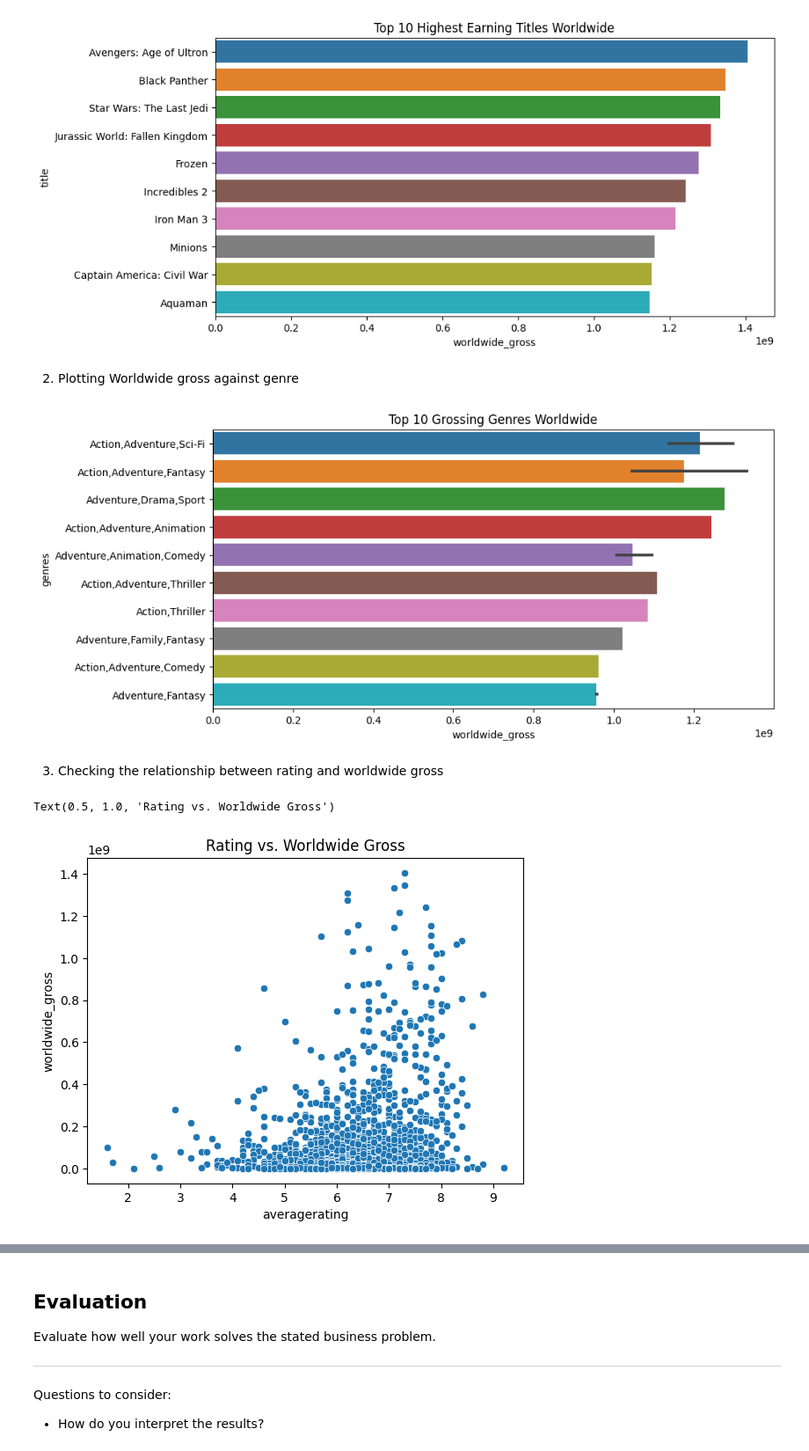
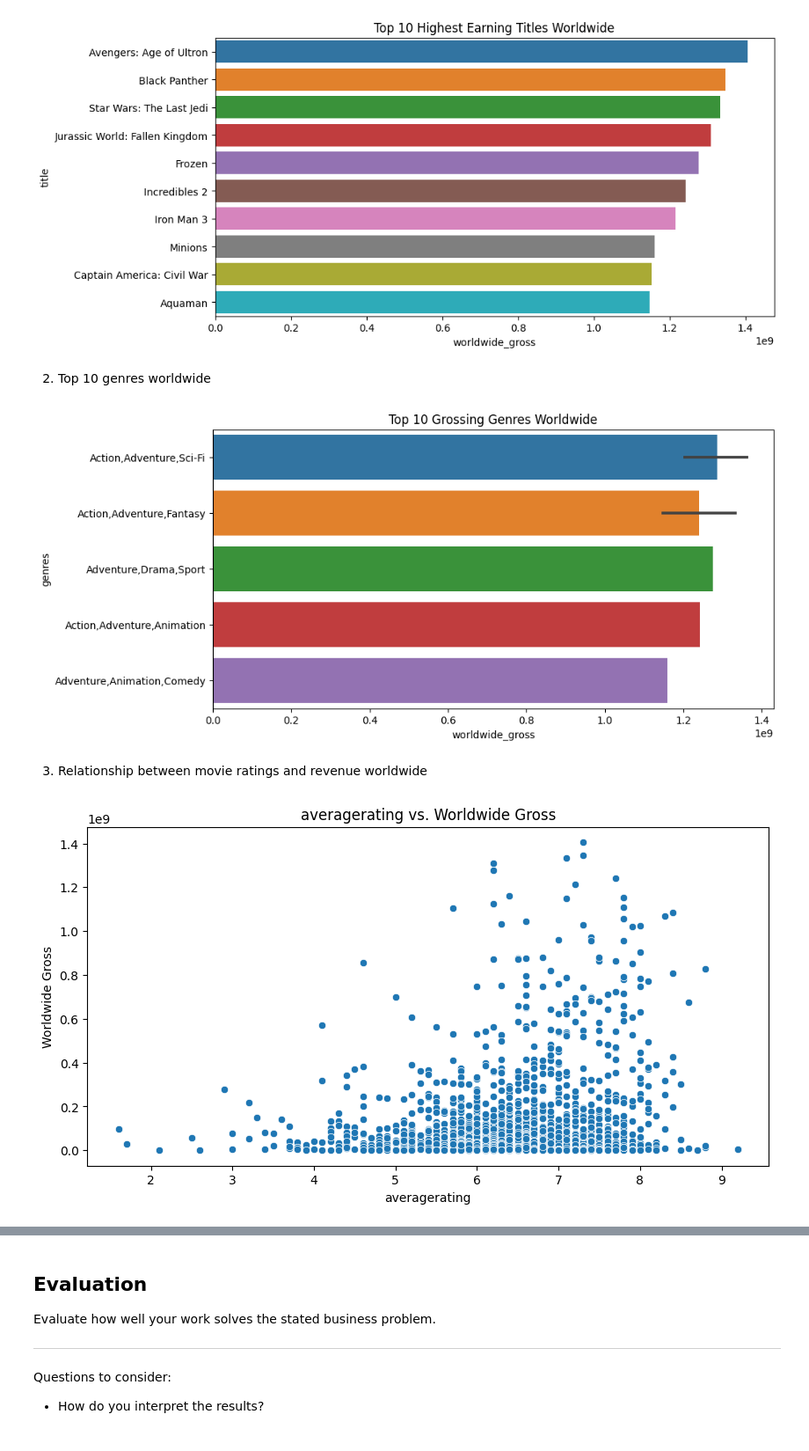
Before and after one commit to retiredboy/Microsoft-Studio-Box-Office-Analysis, a Jupyter notebook: dsc-phase1-project-template.ipynb, the cells around one changed output, grey strips where cells are left out. Shown: that part at 88% size. Saved outputs shown, nothing was run; the diff lists cells and outputs as text; code cells hidden in the pictures.

Commit message:
made changes to my dataframes and plotted figures for rotten tomatoes

```diff
--- a/dsc-phase1-project-template.ipynb
+++ b/dsc-phase1-project-template.ipynb
@@ -466,11 +468,0 @@ This is helpful because it allows us to see what has the greatest effects  on mo
-# %%
-# Convert 'domestic_gross' and 'foreign_gross' columns to numeric data type
-new_df_unique['domestic_gross'] = pd.to_numeric(new_df_unique['domestic_gross'], errors='coerce')
-new_df_unique['foreign_gross'] = pd.to_numeric(new_df_unique['foreign_gross'], errors='coerce')
-
-#Adding a 'worldwide gross' column
-new_df_unique['worldwide_gross'] = new_df_unique['domestic_gross'] + new_df_unique['foreign_gross']
-
-# Create a new DataFrame
-dfimdb2 = new_df_unique[['movie_id', 'title', 'runtime_minutes', 'genres', 'studio', 'averagerating', 'worldwide_gross', 'year']]
-dfimdb2
@@ -511,28 +493,31 @@ plt.title("Top 10 Highest Earning Titles Worldwide")
 plt.show()
 # %% [output]
 [figure]
-# %% [markdown]
-2. Plotting Worldwide gross against genre
+# %% [markdown]
+2. Top 10 genres worldwide
 # %%
 #Top 100 highest earning titles
-top_100 = dfimdb2.nlargest(100, 'worldwide_gross')[['title','genres','worldwide_gross']]\
+top_10 = df_merged.nlargest(10, 'worldwide_gross')[['title','genres','worldwide_gross']]\
 .set_index('title')
 
 #Plotting using seaborn - just the top 10 for ease of view
 ax, bar= plt.subplots(figsize=(10,5))
-sns.barplot(x="worldwide_gross", y="genres", data=top_100.head(25))
+sns.barplot(x="worldwide_gross", y="genres", data=top_10.head(10))
 plt.title("Top 10 Grossing Genres Worldwide")
 
 plt.show()
 # %% [output]
-[figure, old version]
+[figure, new version]
 # %% [markdown]
-3. Checking the relationship between rating and worldwide gross
+3. Relationship between movie ratings and revenue worldwide
 # %%
 #plotting using seaborn
+plt.figure(figsize=(10, 5))
 sns.scatterplot(x="averagerating", y="worldwide_gross", data=dfimdb2)
-plt.title("Rating vs. Worldwide Gross")
+plt.title("averagerating vs. Worldwide Gross")
+plt.xlabel("averagerating")
+plt.ylabel("Worldwide Gross")
+plt.show()
 # %% [output]
-Text(0.5, 1.0, 'Rating vs. Worldwide Gross')
-[figure, old version]
+[figure, new version]
 # %% [markdown]
```
Also changed, not shown: parts of 40 cells of this notebook.
